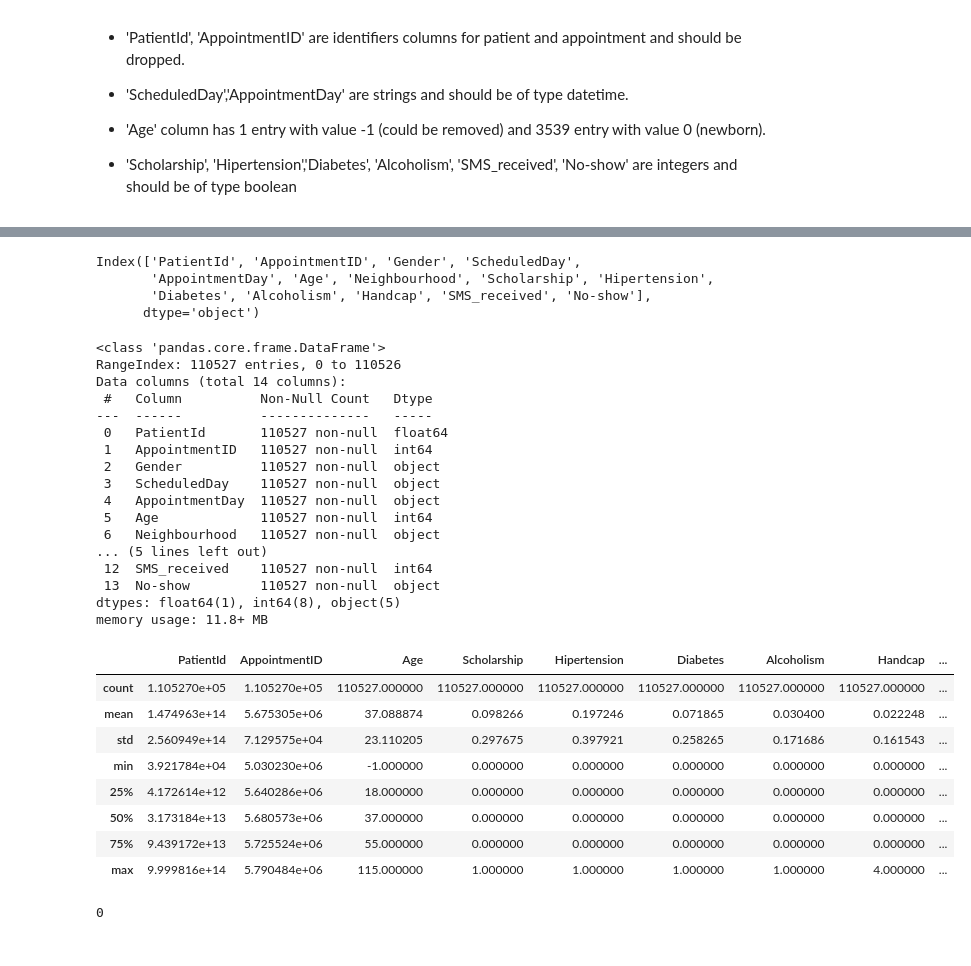
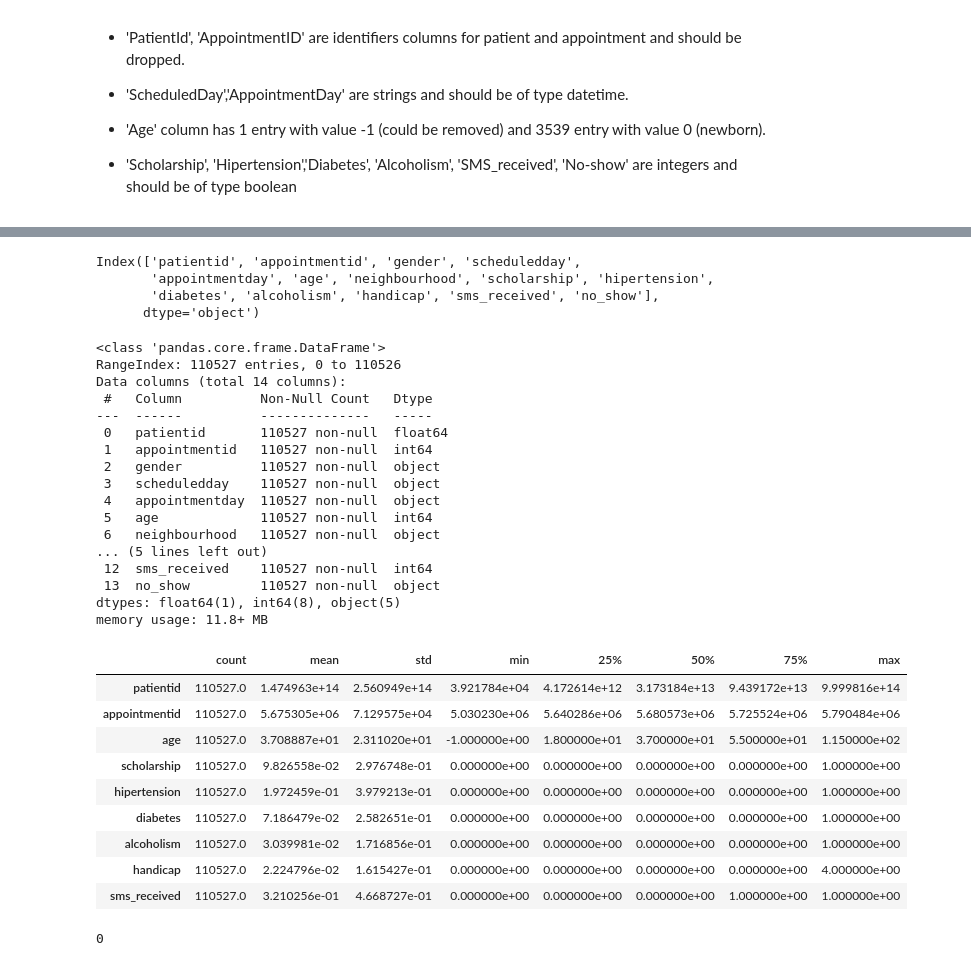
Before and after one commit to Shaker-Hussien/UdacityND-investigate-adataset, a Jupyter notebook: no-show-appointments.ipynb, the cells around one changed output, grey strips where cells are left out. Drawn from its saved outputs; the diff is of its cells as text; code cells hidden in the pictures.

```diff
--- a/no-show-appointments.ipynb
+++ b/no-show-appointments.ipynb
@@ -66,9 +67,14 @@ appoints_df.sample(5)
+# %%
+# edit columns names
+
+appoints_df.columns = [col.strip().lower().replace('-','_') for col in appoints_df.columns.tolist()]
+appoints_df.rename(columns = {'handcap':'handicap'},inplace=True)
 # %%
 appoints_df.columns
 # %% [output]
-Index(['PatientId', 'AppointmentID', 'Gender', 'ScheduledDay',
-       'AppointmentDay', 'Age', 'Neighbourhood', 'Scholarship', 'Hipertension',
-       'Diabetes', 'Alcoholism', 'Handcap', 'SMS_received', 'No-show'],
+Index(['patientid', 'appointmentid', 'gender', 'scheduledday',
+       'appointmentday', 'age', 'neighbourhood', 'scholarship', 'hipertension',
+       'diabetes', 'alcoholism', 'handicap', 'sms_received', 'no_show'],
       dtype='object')
 # %%
 appoints_df.info()
@@ -78,30 +84,31 @@ RangeIndex: 110527 entries, 0 to 110526
 Data columns (total 14 columns):
  #   Column          Non-Null Count   Dtype
 ---  ------          --------------   -----
- 0   PatientId       110527 non-null  float64
- 1   AppointmentID   110527 non-null  int64
- 2   Gender          110527 non-null  object
- 3   ScheduledDay    110527 non-null  object
- 4   AppointmentDay  110527 non-null  object
- 5   Age             110527 non-null  int64
- 6   Neighbourhood   110527 non-null  object
+ 0   patientid       110527 non-null  float64
+ 1   appointmentid   110527 non-null  int64
+ 2   gender          110527 non-null  object
+ 3   scheduledday    110527 non-null  object
+ 4   appointmentday  110527 non-null  object
+ 5   age             110527 non-null  int64
+ 6   neighbourhood   110527 non-null  object
 ... (5 lines left out)
- 12  SMS_received    110527 non-null  int64
- 13  No-show         110527 non-null  object
+ 12  sms_received    110527 non-null  int64
+ 13  no_show         110527 non-null  object
 dtypes: float64(1), int64(8), object(5)
 memory usage: 11.8+ MB
 # %%
-appoints_df.describe()
+appoints_df.describe().T
 # %% [output]
-|  | PatientId | AppointmentID | Age | Scholarship | Hipertension | Diabetes | Alcoholism | Handcap | ... |
-| count | 1.105270e+05 | 1.105270e+05 | 110527.000000 | 110527.000000 | 110527.000000 | 110527.000000 | 110527.000000 | 110527.000000 | ... |
-| mean | 1.474963e+14 | 5.675305e+06 | 37.088874 | 0.098266 | 0.197246 | 0.071865 | 0.030400 | 0.022248 | ... |
-| std | 2.560949e+14 | 7.129575e+04 | 23.110205 | 0.297675 | 0.397921 | 0.258265 | 0.171686 | 0.161543 | ... |
-| min | 3.921784e+04 | 5.030230e+06 | -1.000000 | 0.000000 | 0.000000 | 0.000000 | 0.000000 | 0.000000 | ... |
-| 25% | 4.172614e+12 | 5.640286e+06 | 18.000000 | 0.000000 | 0.000000 | 0.000000 | 0.000000 | 0.000000 | ... |
-| 50% | 3.173184e+13 | 5.680573e+06 | 37.000000 | 0.000000 | 0.000000 | 0.000000 | 0.000000 | 0.000000 | ... |
-| 75% | 9.439172e+13 | 5.725524e+06 | 55.000000 | 0.000000 | 0.000000 | 0.000000 | 0.000000 | 0.000000 | ... |
-| max | 9.999816e+14 | 5.790484e+06 | 115.000000 | 1.000000 | 1.000000 | 1.000000 | 1.000000 | 4.000000 | ... |
+|  | count | mean | std | min | 25% | 50% | 75% | max |
+| patientid | 110527.0 | 1.474963e+14 | 2.560949e+14 | 3.921784e+04 | 4.172614e+12 | 3.173184e+13 | 9.439172e+13 | 9.999816e+14 |
+| appointmentid | 110527.0 | 5.675305e+06 | 7.129575e+04 | 5.030230e+06 | 5.640286e+06 | 5.680573e+06 | 5.725524e+06 | 5.790484e+06 |
+| age | 110527.0 | 3.708887e+01 | 2.311020e+01 | -1.000000e+00 | 1.800000e+01 | 3.700000e+01 | 5.500000e+01 | 1.150000e+02 |
+| scholarship | 110527.0 | 9.826558e-02 | 2.976748e-01 | 0.000000e+00 | 0.000000e+00 | 0.000000e+00 | 0.000000e+00 | 1.000000e+00 |
+| hipertension | 110527.0 | 1.972459e-01 | 3.979213e-01 | 0.000000e+00 | 0.000000e+00 | 0.000000e+00 | 0.000000e+00 | 1.000000e+00 |
+| diabetes | 110527.0 | 7.186479e-02 | 2.582651e-01 | 0.000000e+00 | 0.000000e+00 | 0.000000e+00 | 0.000000e+00 | 1.000000e+00 |
+| alcoholism | 110527.0 | 3.039981e-02 | 1.716856e-01 | 0.000000e+00 | 0.000000e+00 | 0.000000e+00 | 0.000000e+00 | 1.000000e+00 |
+| handicap | 110527.0 | 2.224796e-02 | 1.615427e-01 | 0.000000e+00 | 0.000000e+00 | 0.000000e+00 | 0.000000e+00 | 4.000000e+00 |
+| sms_received | 110527.0 | 3.210256e-01 | 4.668727e-01 | 0.000000e+00 | 0.000000e+00 | 0.000000e+00 | 1.000000e+00 | 1.000000e+00 |
 # %%
 #check duplicates in data
 
```
Also changed, not shown: parts of 86 cells of this notebook, 2 other files.
